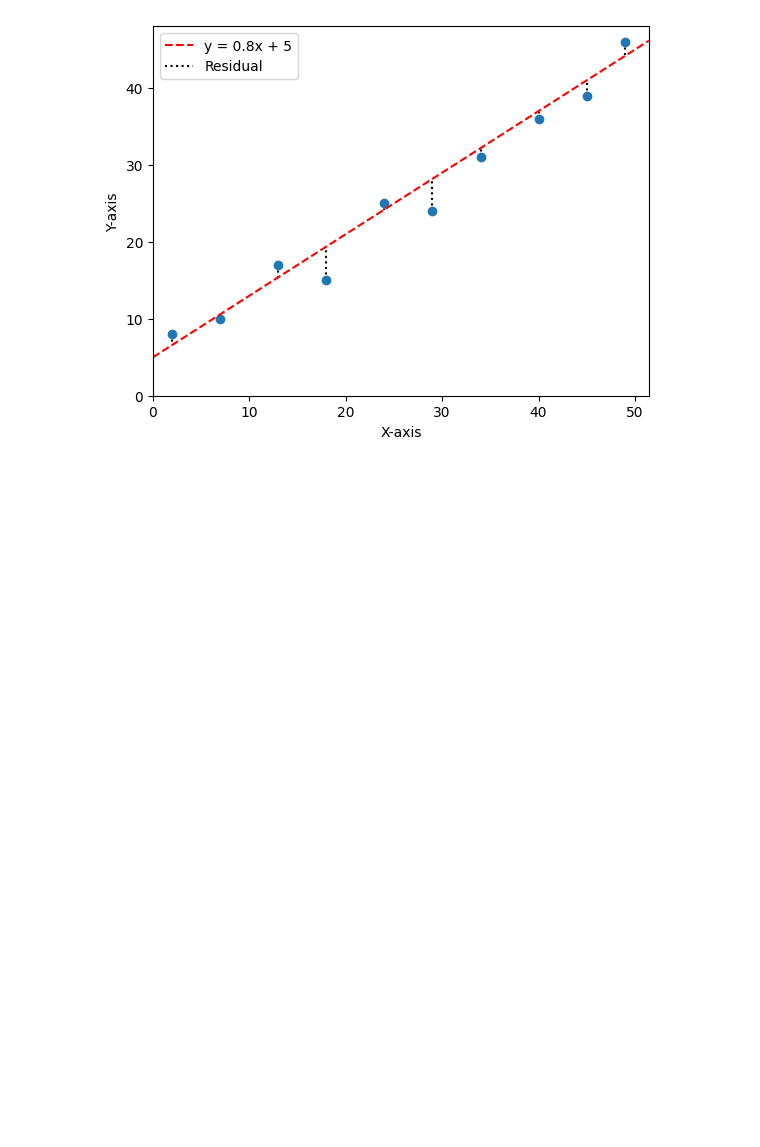
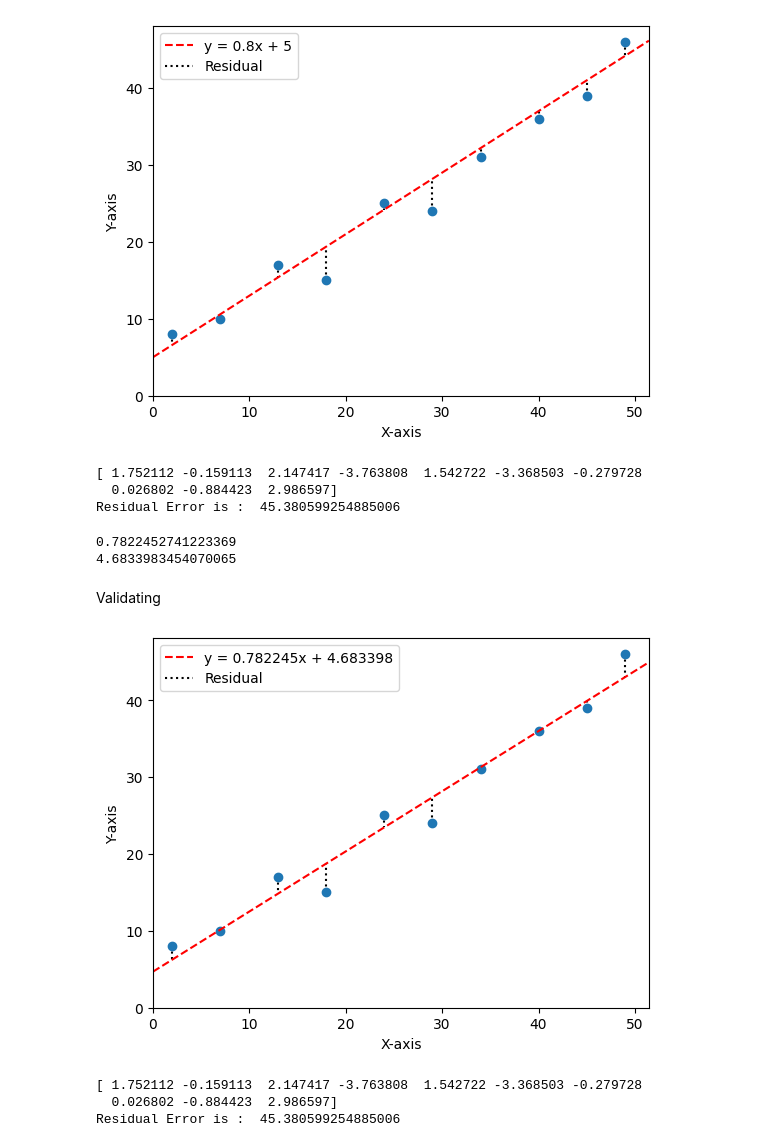
Before and after one commit to shubham332005sharma-lang/Fool-around-and-find-out, a Jupyter notebook: Ordinalry_least_square_lr.ipynb, the cells around one changed output. Saved outputs shown, nothing was run; the diff lists cells and outputs as text; code cells hidden in the pictures; blank space fills up the shorter version.

```diff
--- a/Ordinalry_least_square_lr.ipynb
+++ b/Ordinalry_least_square_lr.ipynb
@@ -28,3 +28,61 @@ plt.legend()
 plt.show()
 # %% [output]
 [figure]
+# %%
+residual = y - (m * x + c)
+print(residual)
+#pros of using numpy arrays
+rss = sum(residual**2)
+print("Residual Error is : ",rss)
+# %% [output]
+[ 1.752112 -0.159113  2.147417 -3.763808  1.542722 -3.368503 -0.279728
+  0.026802 -0.884423  2.986597]
+Residual Error is :  45.380599254885006
+# %%
+slope = sum((x-(sum(x)/10))*(y-(sum(y)/10)))/sum((x-(sum(x)/10))**2)
+print(slope)
+intercept= (sum(y)/10)- slope*(sum(x)/10)
+print(intercept)
+# In ODLS we differentiate the cost function once with respect to slope and then with intercept which at minimum =0 gives us the points .
+# The thing to note here is that the calculation of the slope is complicated and has a sizing factor problem , so if we scale this to million rows.. it fails .
+# The Gradient Descent Method comes in clutch in such cases , it uses low computational power , converges quickly ( subjective to learning rate ) , which we will see tomorrow .
+# %% [output]
+0.7822452741223369
+4.6833983454070065
+# %% [markdown]
+Validating
+# %%
+x = np.array([2, 7, 13, 18, 24, 29, 34, 40, 45, 49])
+y = np.array([8, 10, 17, 15, 25, 24, 31, 36, 39, 46])
+
+
+m=0.782245
+c=4.683398
+y_line = m*x + c
+
+plot=plt.scatter(x,y)
+
+# draw the prediction line
+plt.axline((0, c), slope=m, color='red', linestyle='--', label=f'y = {m}x + {c}')
+
+# vertical lines from predicted to actual points
+plt.vlines(x,y,y_line,color="black" , linestyle = ":",label="Residual",zorder=0)
+
+plt.xlim(left=0)
+plt.ylim(bottom=0)
+
+plt.xlabel('X-axis')
+plt.ylabel('Y-axis')
+plt.legend()
+plt.show()
+
+residual = y - (m * x + c)
+print(residual)
+#pros of using numpy arrays
+rss = sum(residual**2)
+print("Residual Error is : ",rss)
+# %% [output]
+[figure, added]
+[ 1.752112 -0.159113  2.147417 -3.763808  1.542722 -3.368503 -0.279728
+  0.026802 -0.884423  2.986597]
+Residual Error is :  45.380599254885006
```
Also changed, not shown: 1 other file.
